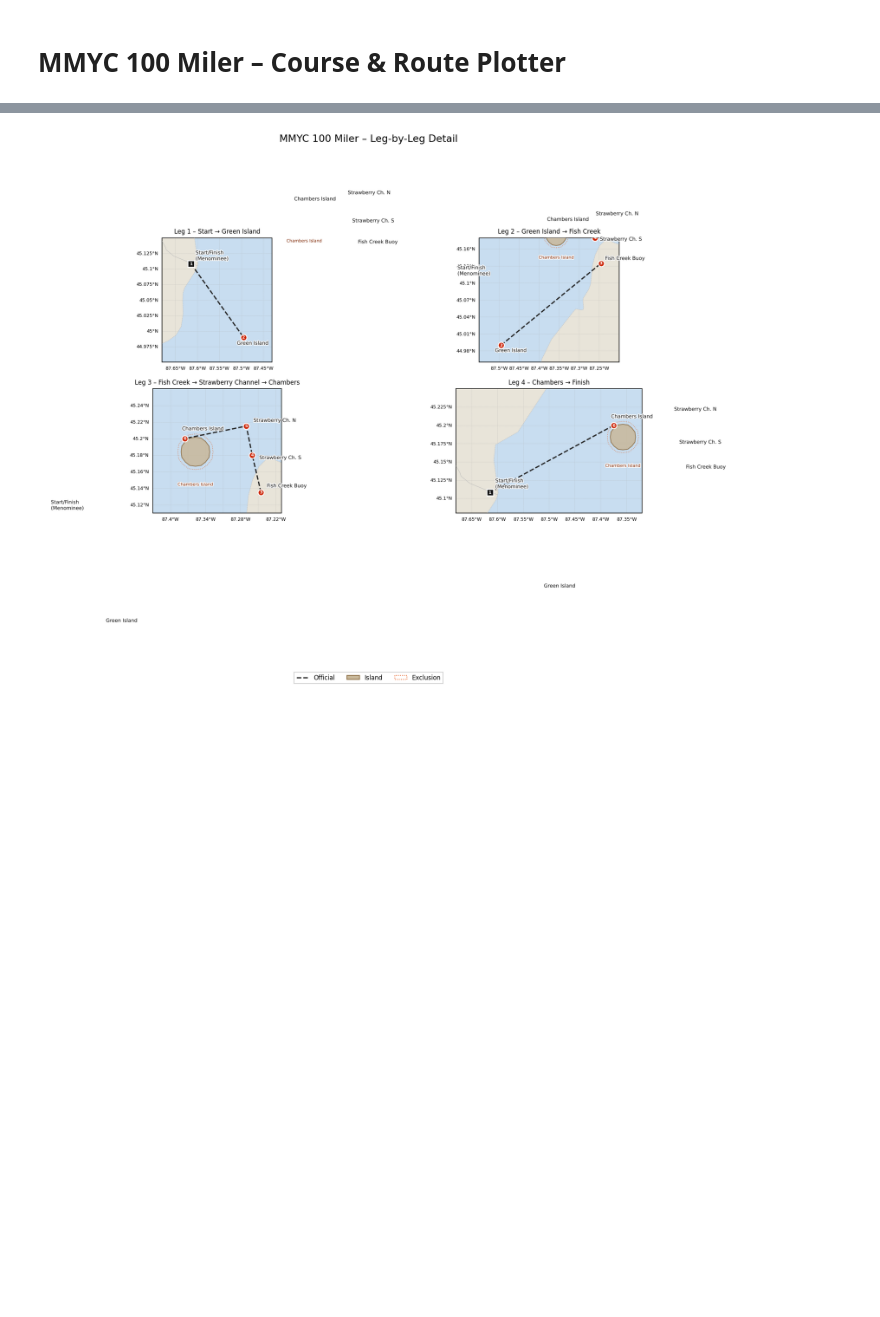
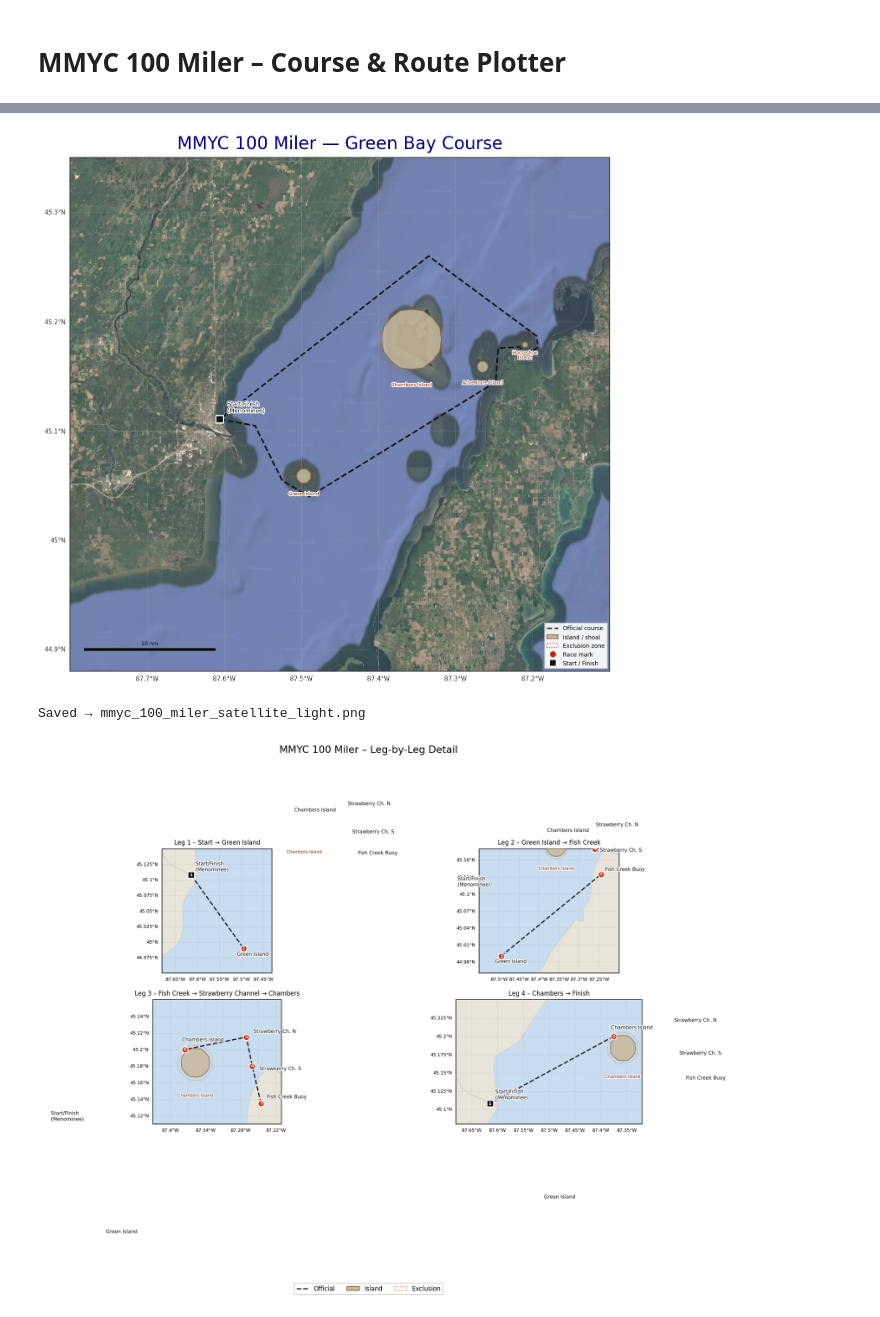
Before and after one commit to EthanPrimes/vol4-second-project, a Jupyter notebook: mapping.ipynb, the cells around one changed output, grey strips where cells are left out. Saved outputs shown, nothing was run; the diff lists cells and outputs as text; code cells hidden in the pictures; blank space fills up the shorter version.

```diff
--- a/mapping.ipynb
+++ b/mapping.ipynb
@@ -232,3 +199,76 @@ plt.show()
+# %%
+# ── Tuneable parameters ───────────────────────────────────────────────────────
+ZOOM      = 12     # tile zoom: 10=fast, 11=balanced, 12=sharp/slow
+SAT_ALPHA = 0.8   # satellite bleed-through on land (0=white, 1=full sat)
+
+# ── Tile source ───────────────────────────────────────────────────────────────
+sat_tiler = cimgt.GoogleTiles(style='satellite')
+
+fig = plt.figure(figsize=(11, 9))
+fig.patch.set_facecolor('white')
+ax = fig.add_subplot(1, 1, 1, projection=sat_tiler.crs)
+ax.set_extent(EXTENT, crs=PLATE)
+
+# Layer 1 — white base so any tile gaps read white, not grey
+ax.set_facecolor('white')
+
+# Layer 2 — satellite tiles at a slightly reduced global alpha
+# (cartopy doesn't accept alpha on add_image, so we set it on the artist after)
+ax.add_image(sat_tiler, ZOOM)
+for artist in ax.get_images():
+    artist.set_alpha(0.6)
+
+# Layer 3 — semi-transparent white wash over LAND only
+# Water is left untouched so the bay reads as vivid blue-green.
+# SAT_ALPHA controls how much satellite bleeds through:
+#   lower SAT_ALPHA → thicker white → more muted land
+ax.add_feature(
+    cfeature.LAND.with_scale('10m'),
+    facecolor='white',
+    alpha=1.0 - SAT_ALPHA,
+    zorder=3,
+    edgecolor='none',
+)
+
+# Layer 4 — crisp coastline and state border on top of the wash
+ax.add_feature(
+    cfeature.COASTLINE.with_scale('10m'),
+    edgecolor='#444444', linewidth=0.75, zorder=4,
+)
+ax.add_feature(
+    cfeature.STATES.with_scale('10m'),
+    edgecolor='#999999', linewidth=0.4, linestyle='--',
+    facecolor='none', zorder=4,
+)
+
+# Layer 5 — course, routes, marks
+# Use dark, saturated colours — they read well on the light land
+# and pop against the vivid water.
+draw_obstacles(ax, OBSTACLES, zorder=5)
+draw_course(ax, OFFICIAL, color='#111111', lw=1.8, label='Official course', zorder=6)
+draw_marks(ax, MARKS, zorder=10)
+
+# Gridlines — dark labels for light background
+gl = ax.gridlines(draw_labels=True, linewidth=0.35, color='#888888',
+                  linestyle=':', x_inline=False, y_inline=False)
+gl.top_labels   = False
+gl.right_labels = False
+gl.xlabel_style = {'size': 7, 'color': '#333333'}
+gl.ylabel_style = {'size': 7, 'color': '#333333'}
+
+add_scalebar(ax, EXTENT[0] + 0.02, EXTENT[2] + 0.02, length_nm=10)
+add_legend(ax)
+ax.set_title('MMYC 100 Miler — Green Bay Course',
+             fontsize=20, pad=10, color='#000080')
+
+plt.tight_layout()
+plt.savefig('poster/route_map.png', dpi=200,
+            bbox_inches='tight', facecolor='#DBD6D1', edgecolor='none')
+plt.show()
+print('Saved → mmyc_100_miler_satellite_light.png')
+# %% [output]
+[figure, added]
+Saved → mmyc_100_miler_satellite_light.png
 # %%
 LEGS = [
     ("Leg 1 – Start → Green Island",
```
Also changed, not shown: parts of 4 cells of this notebook, 2 other files.
